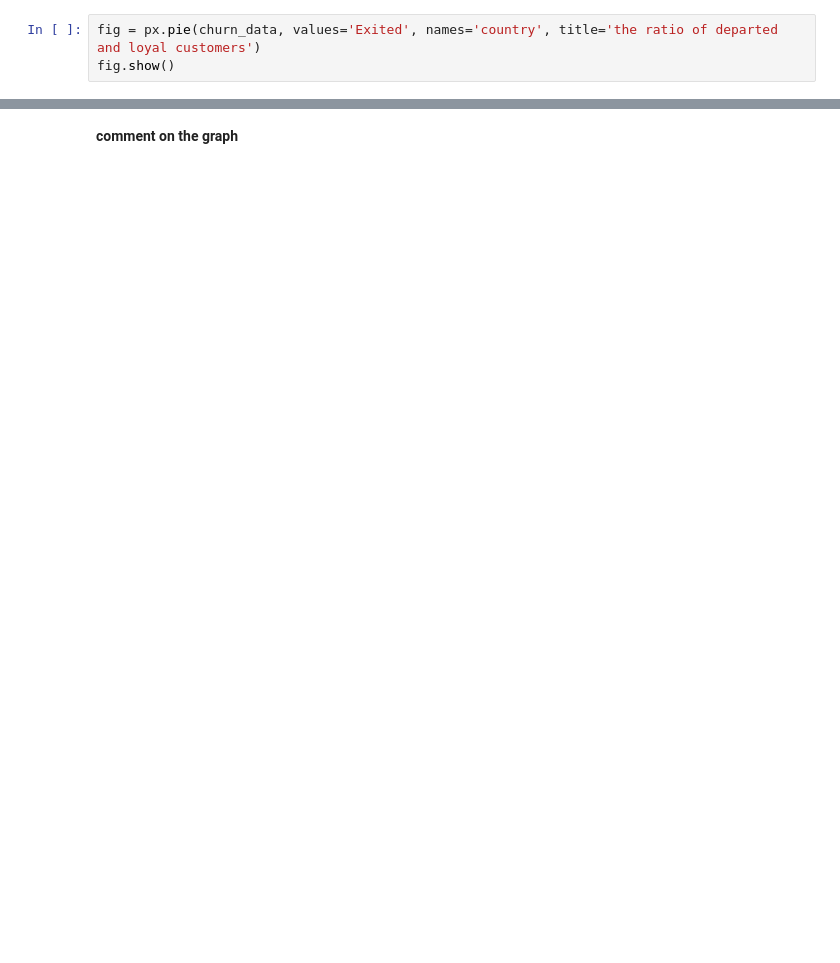
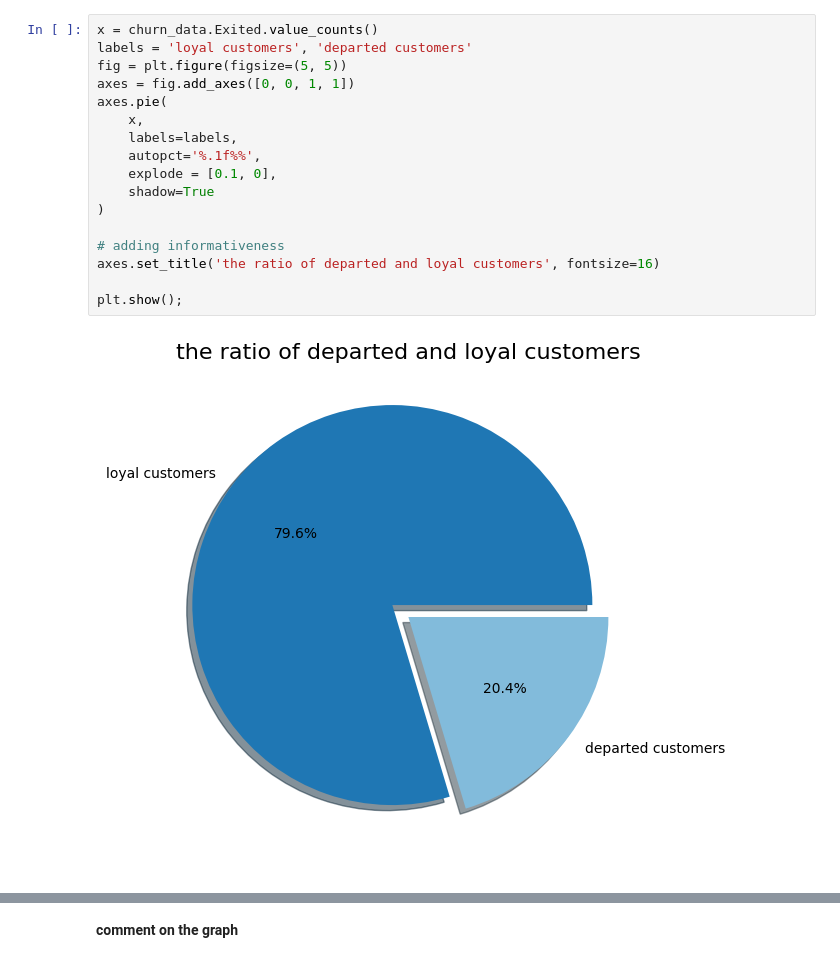
Before and after one commit to ElenaBask/SF_DS_learn, a Jupyter notebook: PY-13/Practice.ipynb, the cells around one changed output, grey strips where cells are left out. Cells and saved outputs as stored; diff of their text form; blank space fills up the shorter version.

```diff
--- a/PY-13/Practice.ipynb
+++ b/PY-13/Practice.ipynb
@@ -17,3 +69,19 @@ churn_data.head()
-# %%
-fig = px.pie(churn_data, values='Exited', names='country', title='the ratio of departed and loyal customers')
-fig.show()
+# %%
+x = churn_data.Exited.value_counts()
+labels = 'loyal customers', 'departed customers'
+fig = plt.figure(figsize=(5, 5))
+axes = fig.add_axes([0, 0, 1, 1])
+axes.pie(
+    x,
+    labels=labels,
+    autopct='%.1f%%',
+    explode = [0.1, 0],
+    shadow=True
+)
+
+# adding informativeness
+axes.set_title('the ratio of departed and loyal customers', fontsize=16)
+
+plt.show();
+# %% [output]
+[figure, added]
```
Also changed, not shown: parts of 11 cells of this notebook.
